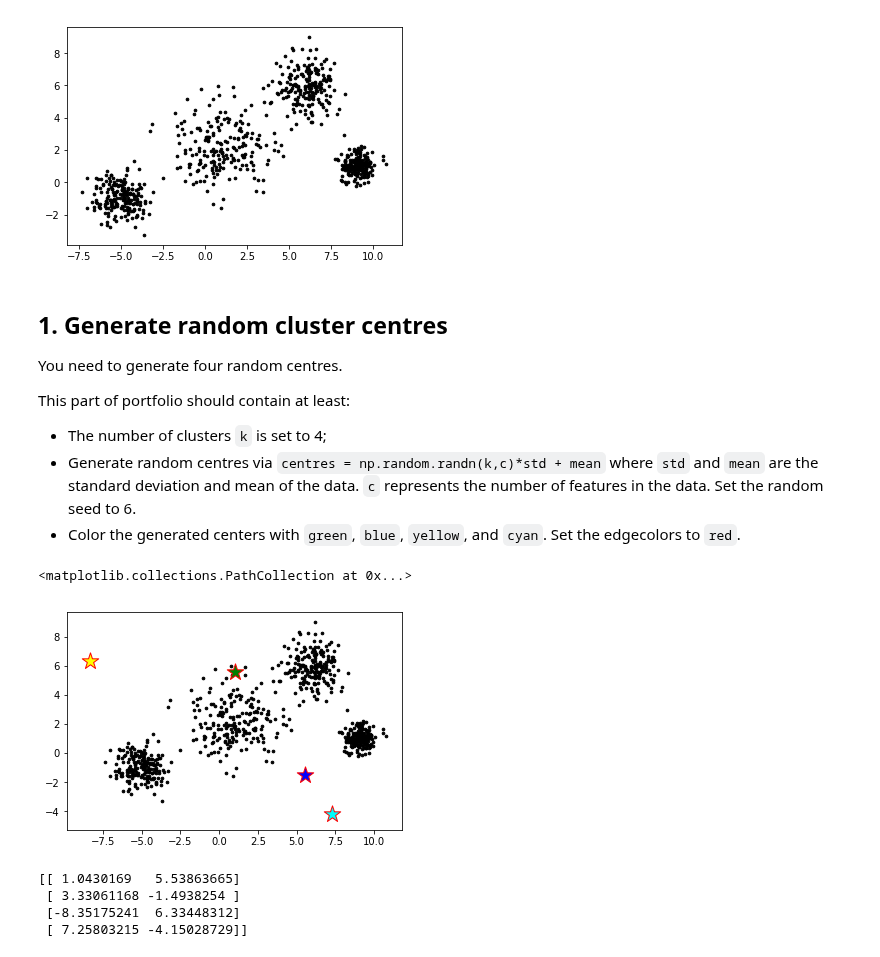
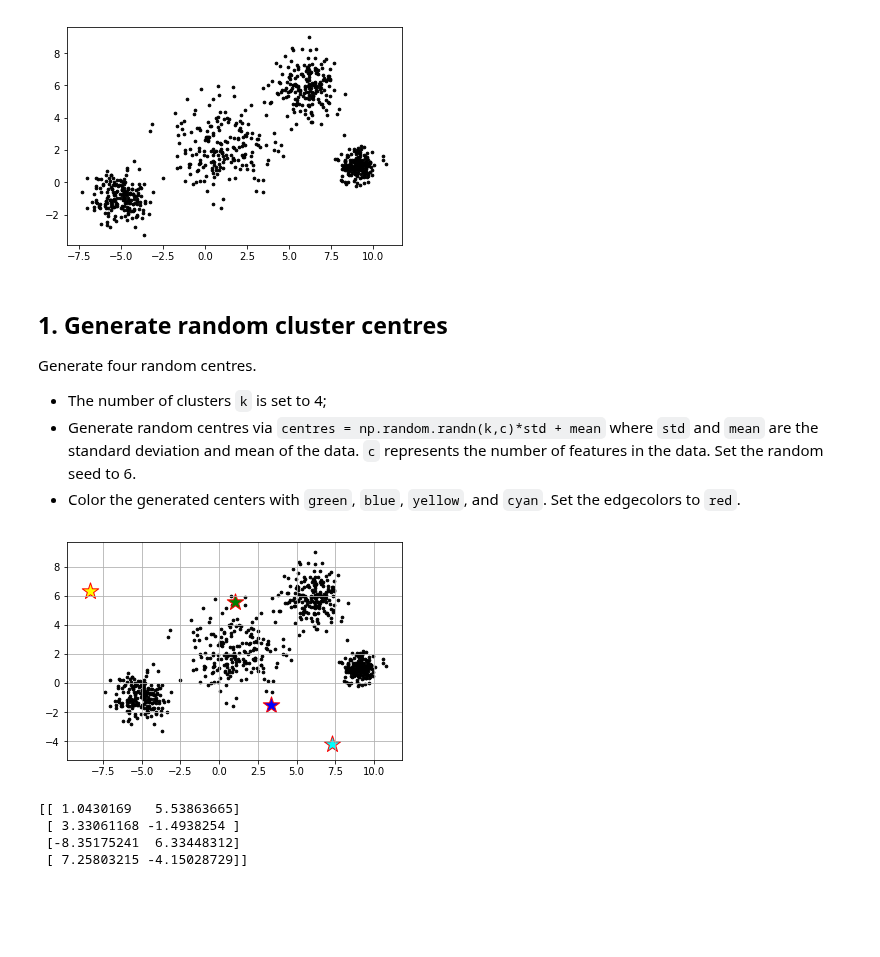
Before and after one commit to arianaroz/comp257-portfolio-2019, a Jupyter notebook: Portfolio 3.ipynb, the cells around one changed output. Cells and saved outputs as stored; diff of their text form; code cells hidden in the pictures; blank space fills up the shorter version.

```diff
--- a/Portfolio 3.ipynb
+++ b/Portfolio 3.ipynb
@@ -31,34 +32,32 @@ plt.show()
 # %% [markdown]
 ## 1. Generate random cluster centres
 
-You need to generate four random centres.
+Generate four random centres.
 
-This part of portfolio should contain at least:
 - The number of clusters `k` is set to 4;
 - Generate random centres via `centres = np.random.randn(k,c)*std + mean` where `std` and `mean` are the standard deviation and mean of the data. `c` represents the number of features in the data. Set the random seed to 6.
 - Color the generated centers with `green`, `blue`, `yellow`, and `cyan`. Set the edgecolors to `red`.
 # %%
 # number of clusters
 k = 4
-# number of features in the data will give 2 cols
-c = data.shape[1]
-
+c = 2
 
 # Generate random centers
 np.random.seed(6)
 mean = np.mean(data)
 std = np.std(data)
 centers = np.random.randn(k,c)*std + mean
 
 # Plot data and the centers
 plt.scatter(data[:,0], data[:,1], s=7, c='black')
 plt.scatter(centers[0][0], centers[0][1], s=300, c='green',edgecolor='r', marker='*')
-plt.scatter(centers[0][1], centers[1][1], s=300, c='blue', edgecolor='r',marker='*')
+plt.scatter(centers[1][0], centers[1][1], s=300, c='blue', edgecolor='r',marker='*')
 plt.scatter(centers[2][0], centers[2][1], s=300, c='yellow', edgecolor='r',marker='*')
 plt.scatter(centers[3][0], centers[3][1], s=300, c='cyan',edgecolor='r', marker='*')
+plt.grid()
+plt.show()
 # %% [output]
-<matplotlib.collections.PathCollection at 0x...>
-[figure, old version]
+[figure, new version]
 # %%
 print(centers)
 # %% [output]
```
Also changed, not shown: parts of 19 cells of this notebook.
